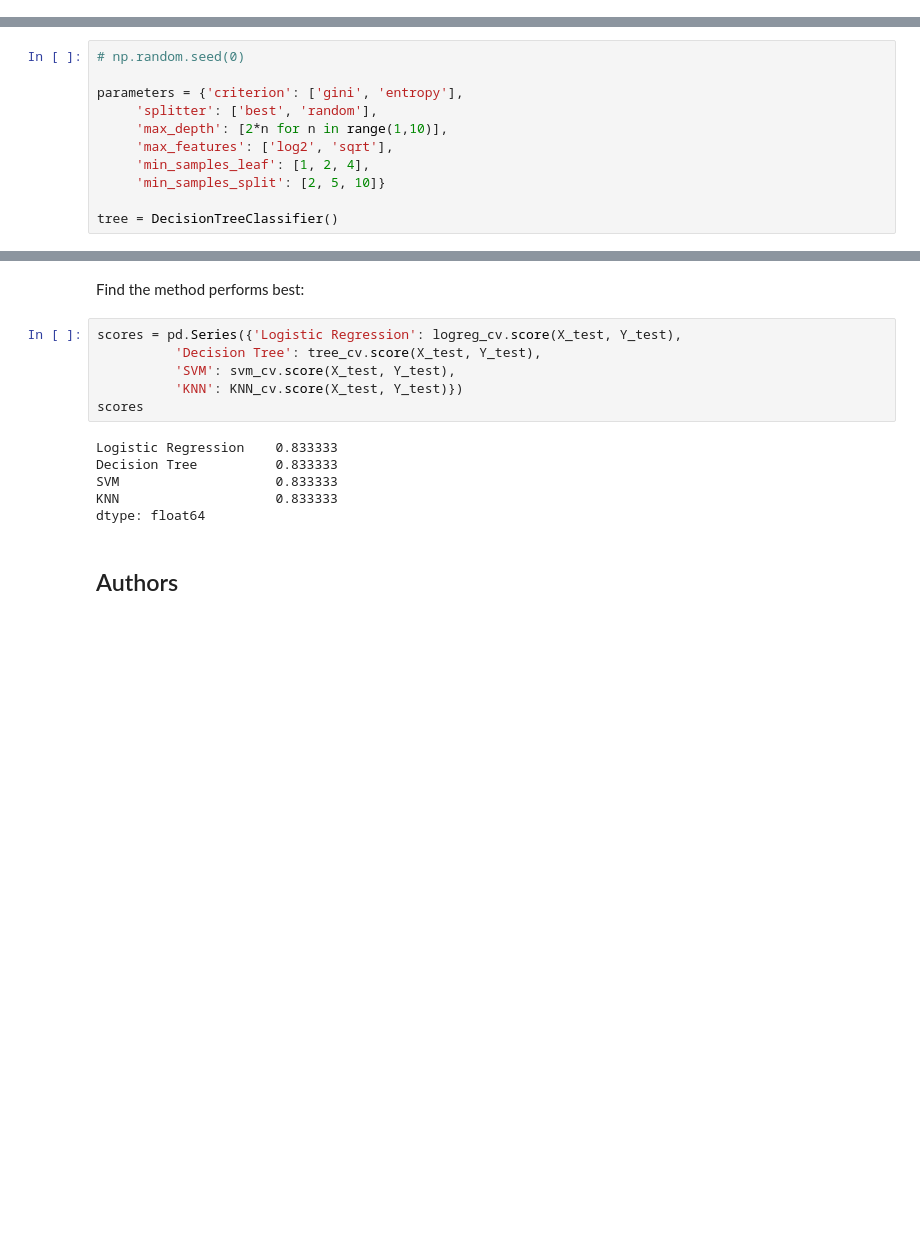
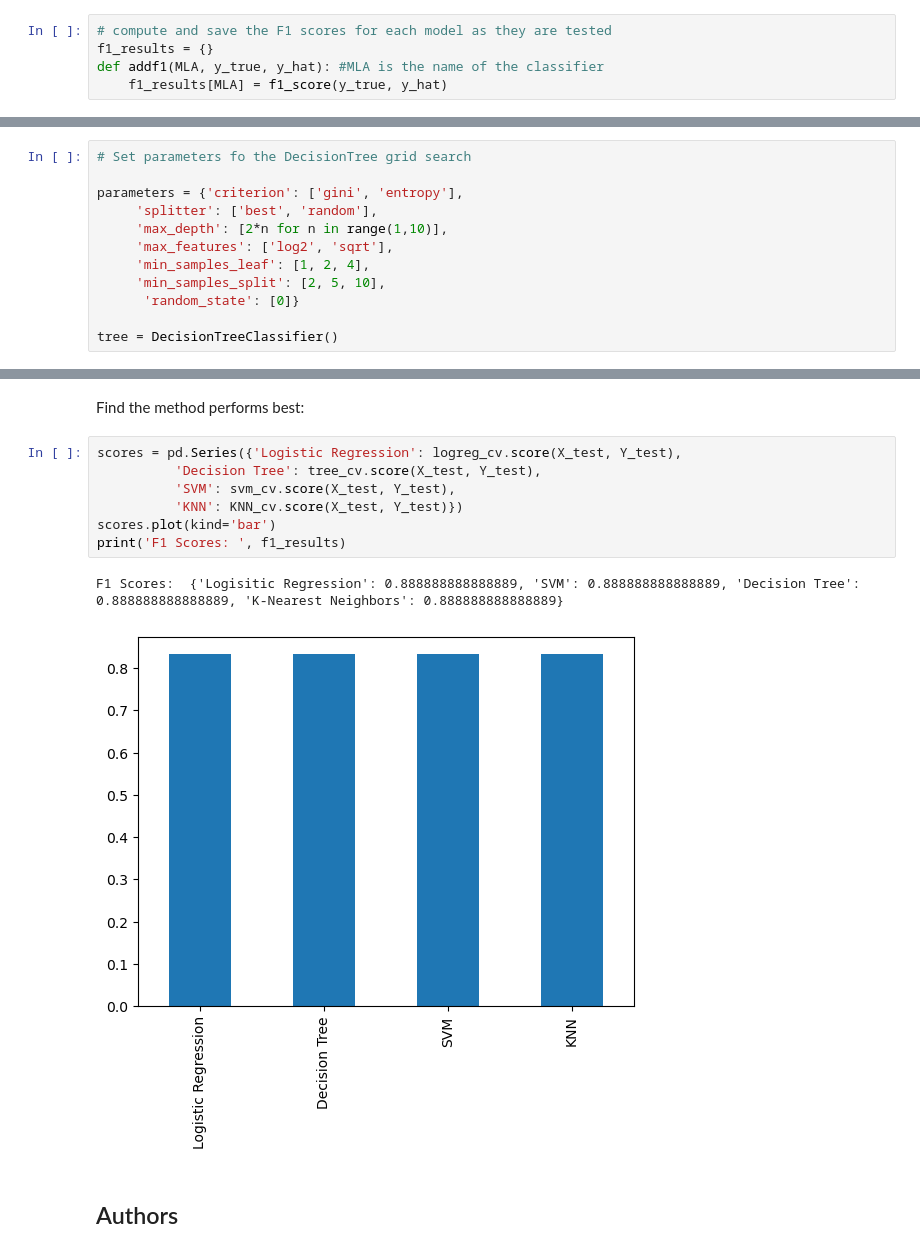
Before and after one commit to YoungFrankendata/PDS, a Jupyter notebook: Machine Learning Prediction.ipynb, the cells around one changed output, grey strips where cells are left out. Drawn from its saved outputs; the diff is of its cells as text; blank space fills up the shorter version.

Commit message:
Fixed the randomness issue in Decision Tree, added f1 score

```diff
--- a/Machine Learning Prediction.ipynb
+++ b/Machine Learning Prediction.ipynb
@@ -76,6 +77,11 @@ def plot_confusion_matrix(y,y_predict):
     ax.set_ylabel('True labels')
     ax.set_title('Confusion Matrix');
     ax.xaxis.set_ticklabels(['did not land', 'landed']); ax.yaxis.set_ticklabels(['did not land', 'landed'])
+# %%
+# compute and save the F1 scores for each model as they are tested
+f1_results = {}
+def addf1(MLA, y_true, y_hat): #MLA is the name of the classifier
+    f1_results[MLA] = f1_score(y_true, y_hat)
 # %% [markdown]
 ## Load the dataframe
 # %% [markdown]
@@ -235,14 +243,15 @@ plot_confusion_matrix(Y_test,yhat)
 # %% [markdown]
 Create a decision tree classifier object then  create a  <code>GridSearchCV</code> object  <code>tree_cv</code> with cv = 10.  Fit the object to find the best parameters from the dictionary <code>parameters</code>.
 # %%
-# np.random.seed(0)
+# Set parameters fo the DecisionTree grid search
 
 parameters = {'criterion': ['gini', 'entropy'],
      'splitter': ['best', 'random'],
      'max_depth': [2*n for n in range(1,10)],
      'max_features': ['log2', 'sqrt'],
      'min_samples_leaf': [1, 2, 4],
-     'min_samples_split': [2, 5, 10]}
+     'min_samples_split': [2, 5, 10],
+      'random_state': [0]}
 
 tree = DecisionTreeClassifier()
 # %%
@@ -323,15 +334,13 @@ Find the method performs best:
 # %%
 scores = pd.Series({'Logistic Regression': logreg_cv.score(X_test, Y_test),
           'Decision Tree': tree_cv.score(X_test, Y_test),
           'SVM': svm_cv.score(X_test, Y_test),
           'KNN': KNN_cv.score(X_test, Y_test)})
-scores
+scores.plot(kind='bar')
+print('F1 Scores: ', f1_results)
 # %% [output]
-Logistic Regression    0.833333
-Decision Tree          0.833333
-SVM                    0.833333
-KNN                    0.833333
-dtype: float64
+F1 Scores:  {'Logisitic Regression': 0.888888888888889, 'SVM': 0.888888888888889, 'Decision Tree': 0.888888888888889, 'K-Nearest Neighbors': 0.888888888888889}
+[figure, added]
 # %% [markdown]
 ## Authors
 # %% [markdown]
```
Also changed, not shown: parts of 7 cells of this notebook.
